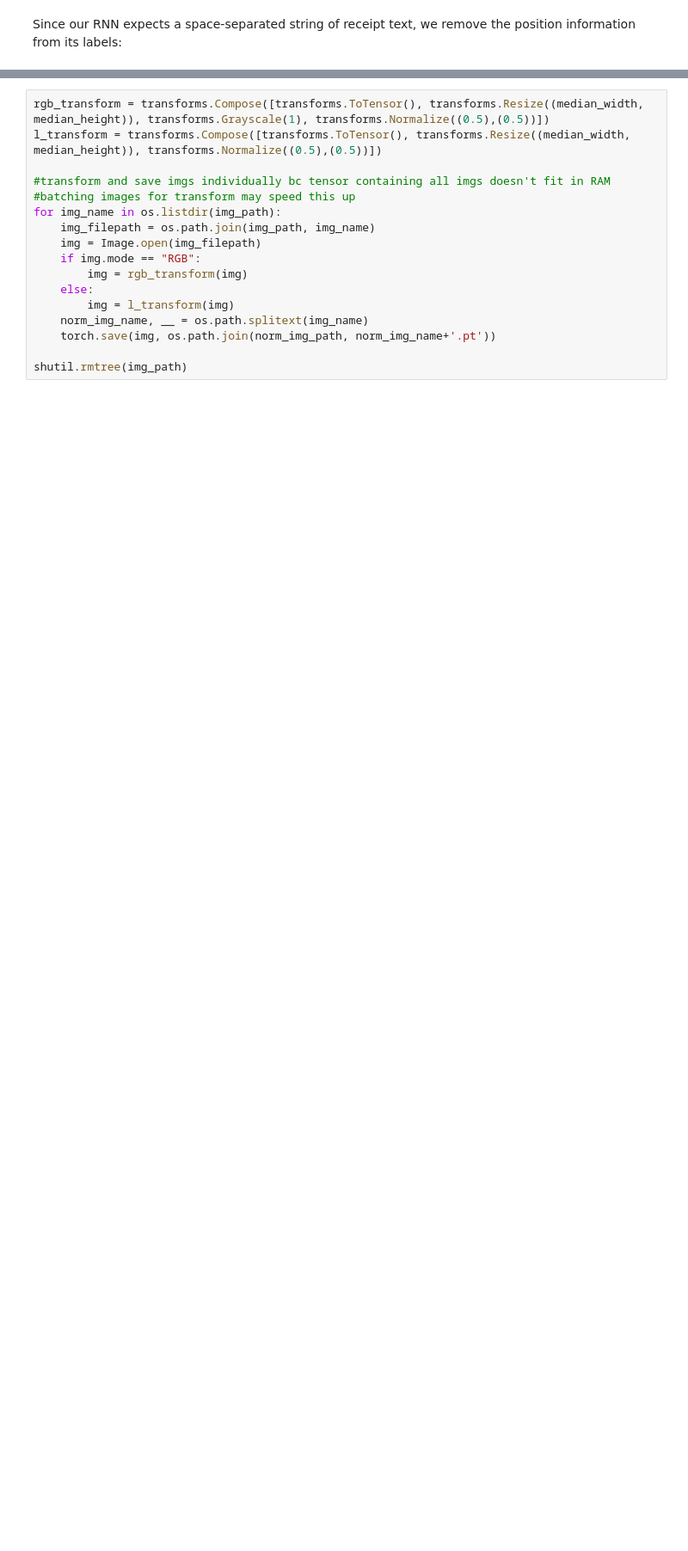
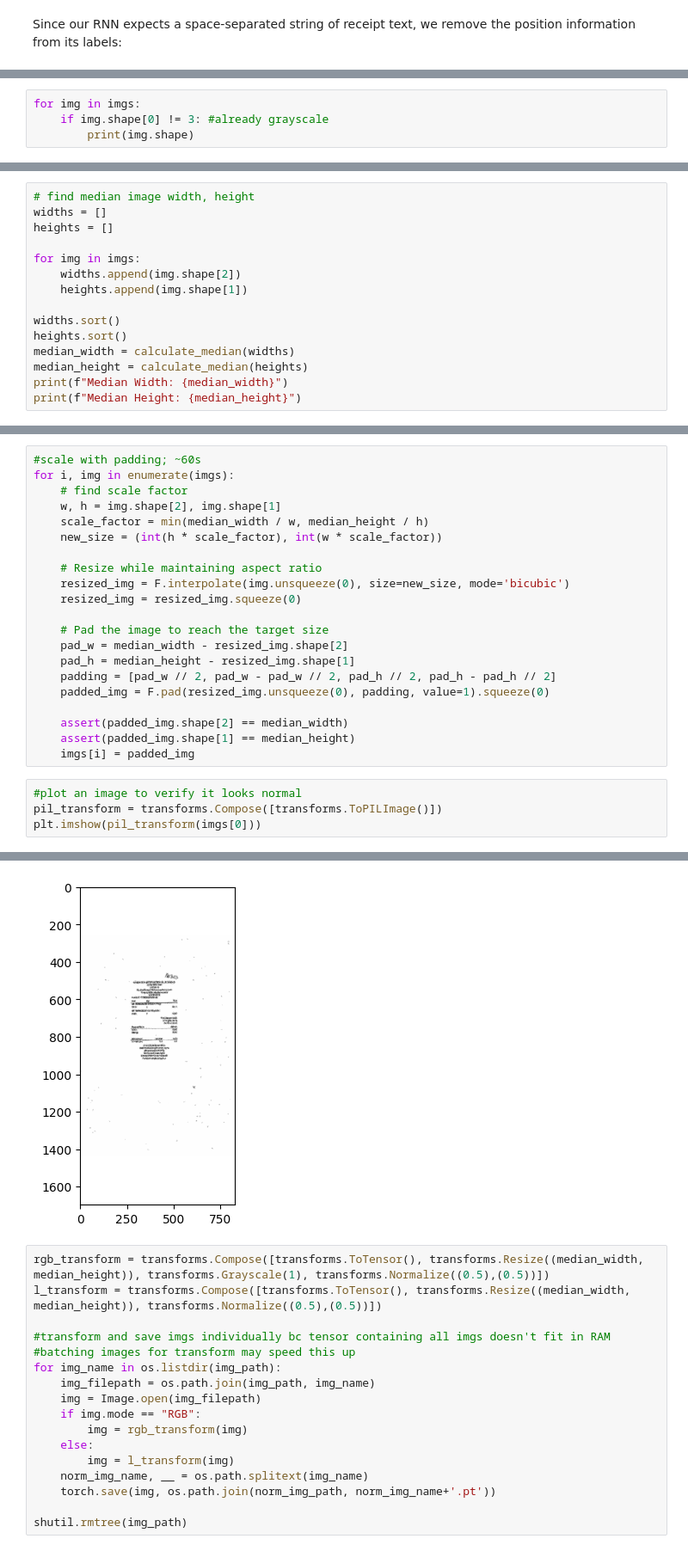
Before and after one commit to LingLing40Hours/aps360_proj, a Jupyter notebook: main.ipynb, the cells around one changed output, grey strips where cells are left out. Shown at 86% size. Drawn from its saved outputs; the diff is of its cells as text; blank space fills up the shorter version.

Commit message:
change dirs, implement scale with padding

```diff
--- a/main.ipynb
+++ b/main.ipynb
@@ -99,0 +107,4 @@ def load_images(directory):
+# %%
+for img in imgs:
+    if img.shape[0] != 3: #already grayscale
+        print(img.shape)
@@ -132,0 +130,15 @@ Median Height: 1697
+# %%
+# find median image width, height
+widths = []
+heights = []
+
+for img in imgs:
+    widths.append(img.shape[2])
+    heights.append(img.shape[1])
+
+widths.sort()
+heights.sort()
+median_width = calculate_median(widths)
+median_height = calculate_median(heights)
+print(f"Median Width: {median_width}")
+print(f"Median Height: {median_height}")
@@ -132,0 +148,26 @@ Median Height: 1697
+# %%
+#scale with padding; ~60s
+for i, img in enumerate(imgs):
+    # find scale factor
+    w, h = img.shape[2], img.shape[1]
+    scale_factor = min(median_width / w, median_height / h)
+    new_size = (int(h * scale_factor), int(w * scale_factor))
+
+    # Resize while maintaining aspect ratio
+    resized_img = F.interpolate(img.unsqueeze(0), size=new_size, mode='bicubic')
+    resized_img = resized_img.squeeze(0)
+
+    # Pad the image to reach the target size
+    pad_w = median_width - resized_img.shape[2]
+    pad_h = median_height - resized_img.shape[1]
+    padding = [pad_w // 2, pad_w - pad_w // 2, pad_h // 2, pad_h - pad_h // 2]
+    padded_img = F.pad(resized_img.unsqueeze(0), padding, value=1).squeeze(0)
+
+    assert(padded_img.shape[2] == median_width)
+    assert(padded_img.shape[1] == median_height)
+    imgs[i] = padded_img
+# %%
+#plot an image to verify it looks normal
+pil_transform = transforms.Compose([transforms.ToPILImage()])
+plt.imshow(pil_transform(imgs[0]))
+# %% [output]
@@ -133,3 +175,4 @@ Median Height: 1697
+[figure, added]
 # %%
 rgb_transform = transforms.Compose([transforms.ToTensor(), transforms.Resize((median_width, median_height)), transforms.Grayscale(1), transforms.Normalize((0.5),(0.5))])
 l_transform = transforms.Compose([transforms.ToTensor(), transforms.Resize((median_width, median_height)), transforms.Normalize((0.5),(0.5))])
```
Also changed, not shown: parts of 16 cells of this notebook, 1 other file.
